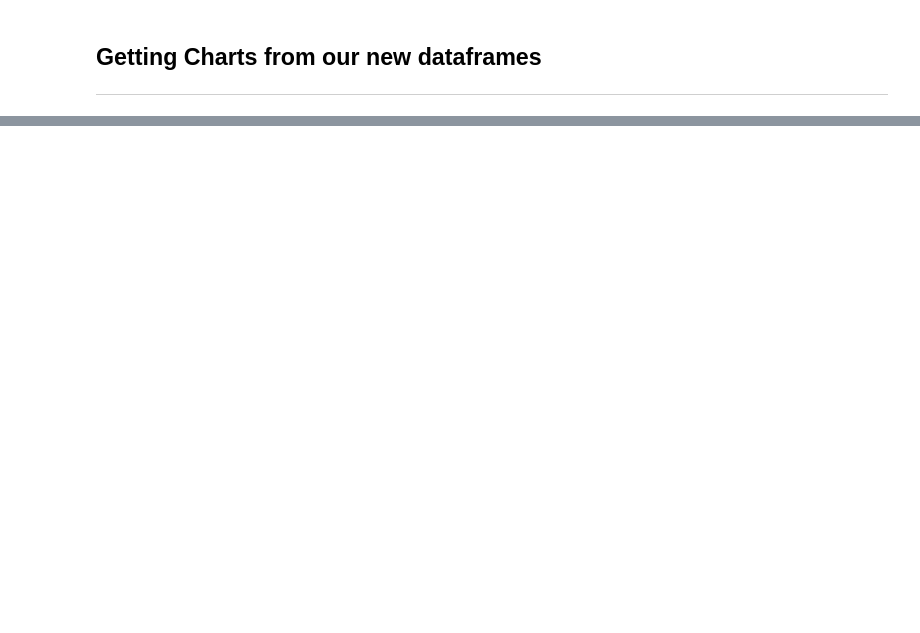
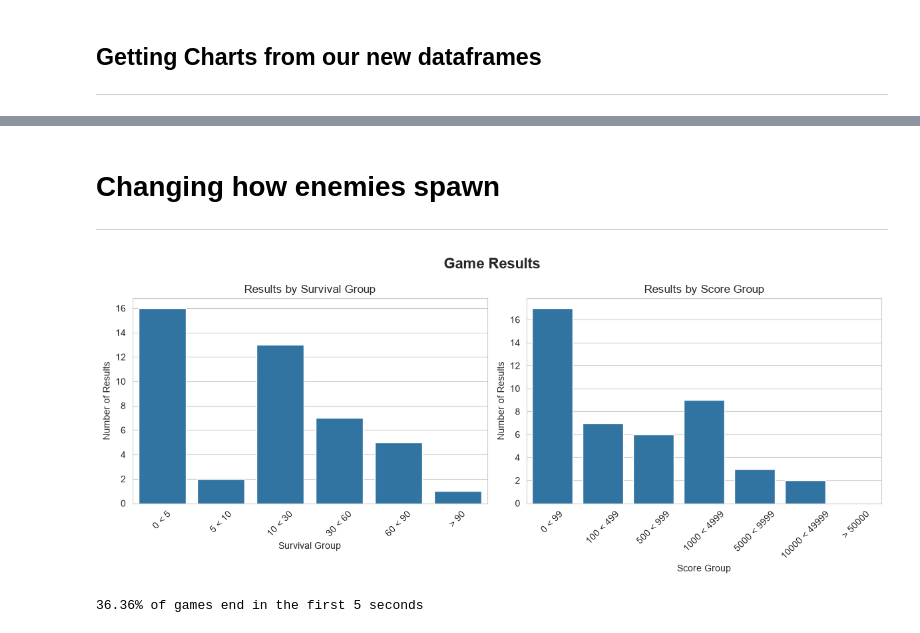
Before and after one commit to JonathanHinchliffe/CubeGame, a Jupyter notebook: Data-Informed-Design.ipynb, the cells around one changed output, grey strips where cells are left out. Drawn from its saved outputs; the diff is of its cells as text; code cells hidden in the pictures; blank space fills up the shorter version.

Commit message:
enemy spawn logic

```diff
--- a/Data-Informed-Design.ipynb
+++ b/Data-Informed-Design.ipynb
@@ -87,0 +68,14 @@ dh.bar_charts(data=new_df)
+# %% [markdown]
+# Changing how enemies spawn
+<hr>
+# %%
+early_versions_df = dh.split_game_version(gr_df, [1,2,3])
+
+dh.bar_charts(data=early_versions_df)
+
+quick_end_percent = (len(early_versions_df[early_versions_df["Survival Group"] == "0 < 5"]) / len(early_versions_df))*100
+
+print(f"{quick_end_percent:.2f}% of games end in the first 5 seconds")
+# %% [output]
+[figure, added]
+36.36% of games end in the first 5 seconds
```
Also changed, not shown: parts of 13 cells of this notebook, 5 other files.
